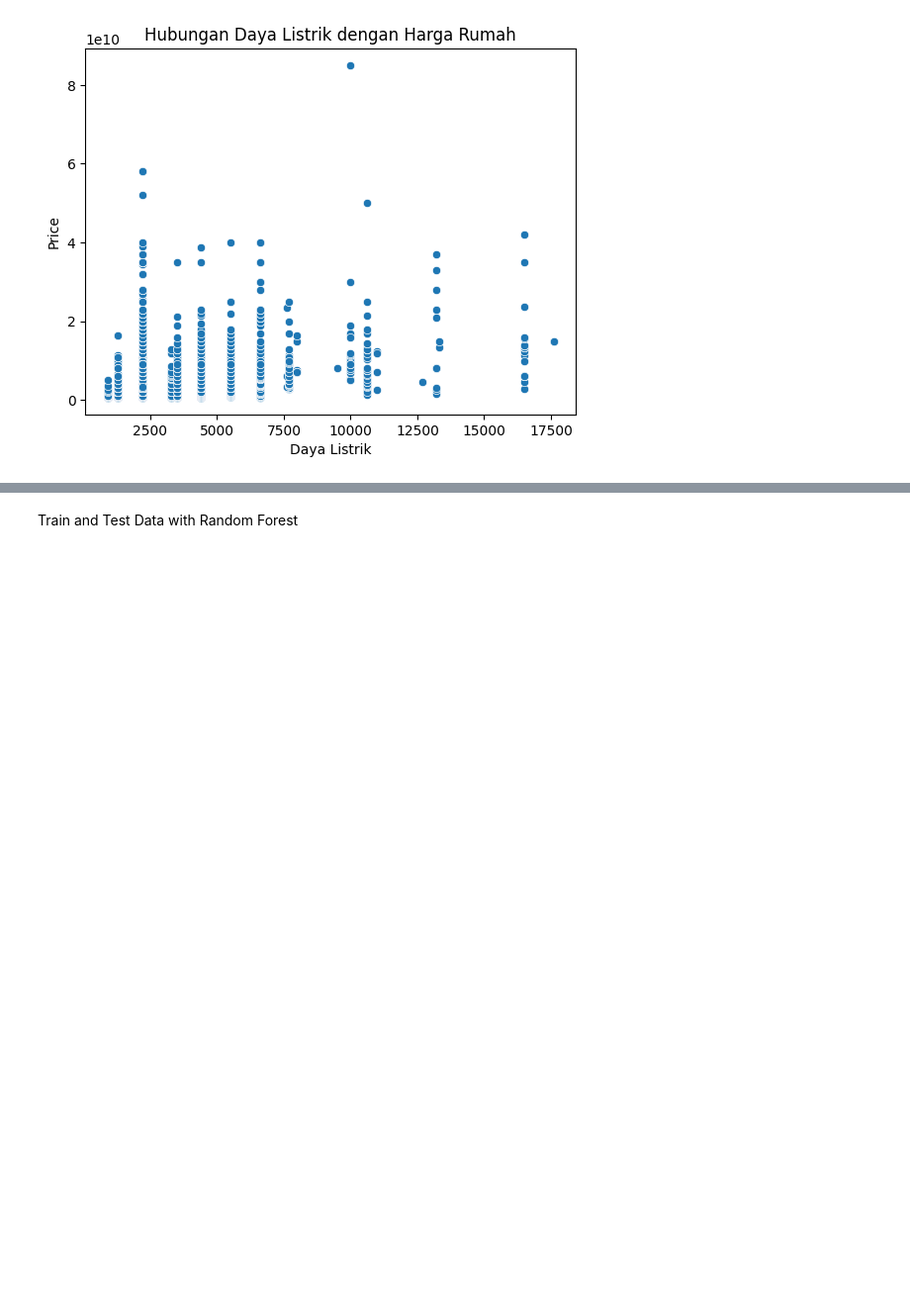
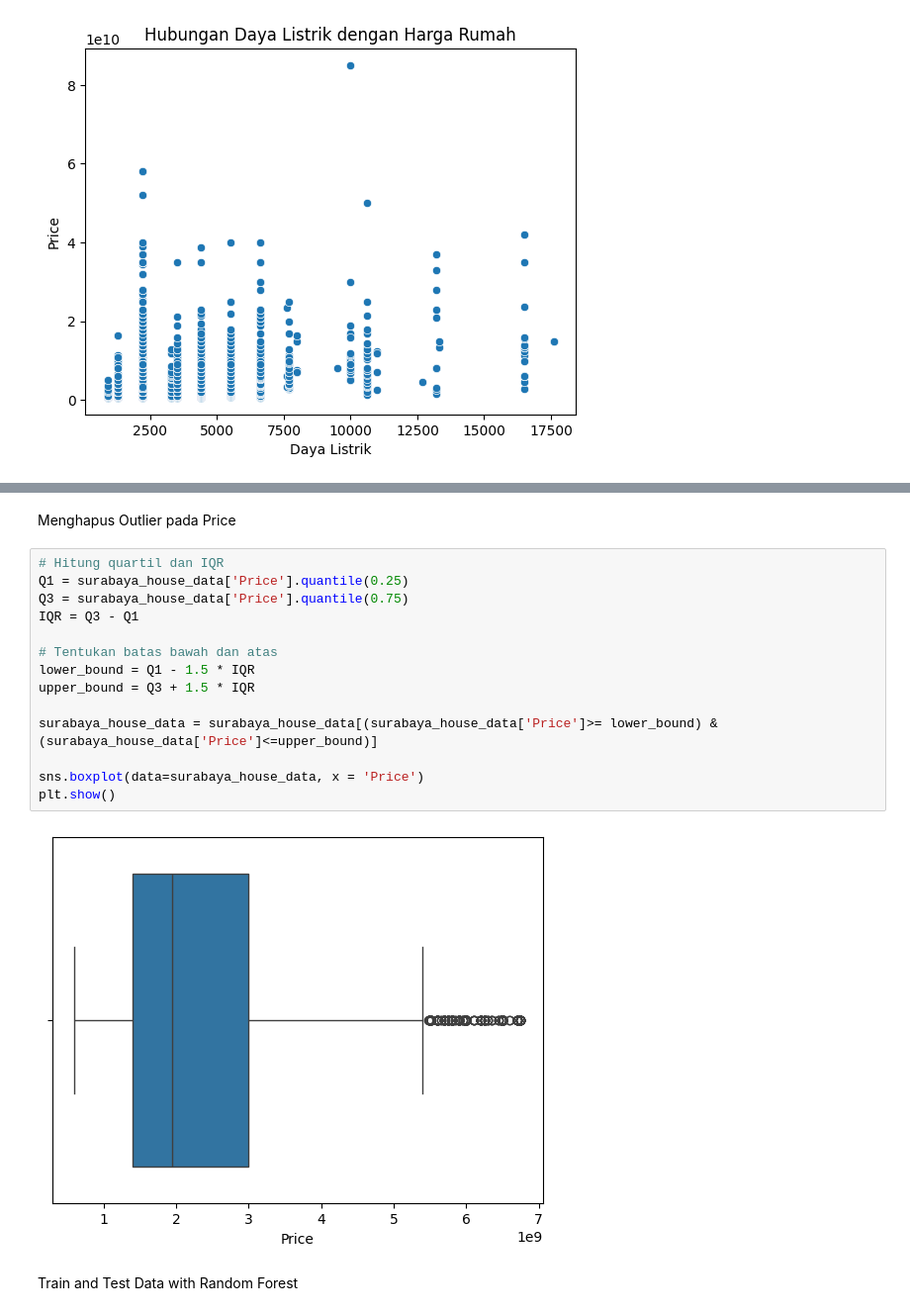
Before and after one commit to Rizal-Nurochman/HousePricePrediction, a Jupyter notebook: Notebook/surabaya_house_price_prediction.ipynb, the cells around one changed output, grey strips where cells are left out. Shown at 99% size. Drawn from its saved outputs; the diff is of its cells as text; blank space fills up the shorter version.

```diff
--- a/Notebook/surabaya_house_price_prediction.ipynb
+++ b/Notebook/surabaya_house_price_prediction.ipynb
@@ -349,3 +355,21 @@ plt.show()
+# %% [markdown]
+Menghapus Outlier pada Price
+# %%
+# Hitung quartil dan IQR
+Q1 = surabaya_house_data['Price'].quantile(0.25)
+Q3 = surabaya_house_data['Price'].quantile(0.75)
+IQR = Q3 - Q1
+
+# Tentukan batas bawah dan atas
+lower_bound = Q1 - 1.5 * IQR
+upper_bound = Q3 + 1.5 * IQR
+
+surabaya_house_data = surabaya_house_data[(surabaya_house_data['Price']>= lower_bound) & (surabaya_house_data['Price']<=upper_bound)]
+
+sns.boxplot(data=surabaya_house_data, x = 'Price')
+plt.show()
+# %% [output]
+[figure, added]
 # %% [markdown]
 Train and Test Data with Random Forest
 # %%
```
Also changed, not shown: parts of 10 cells of this notebook.
